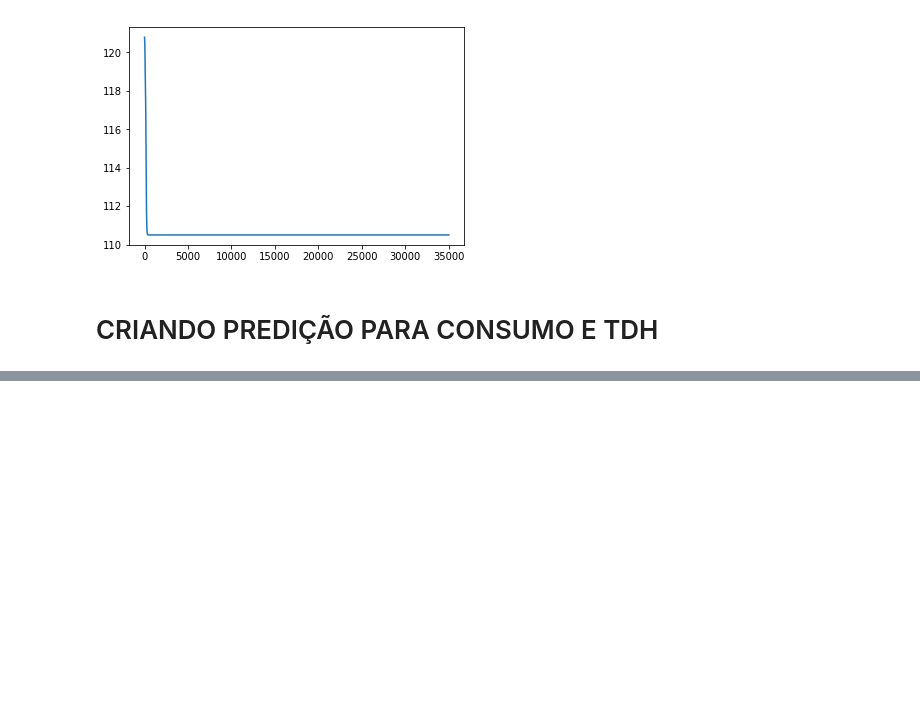
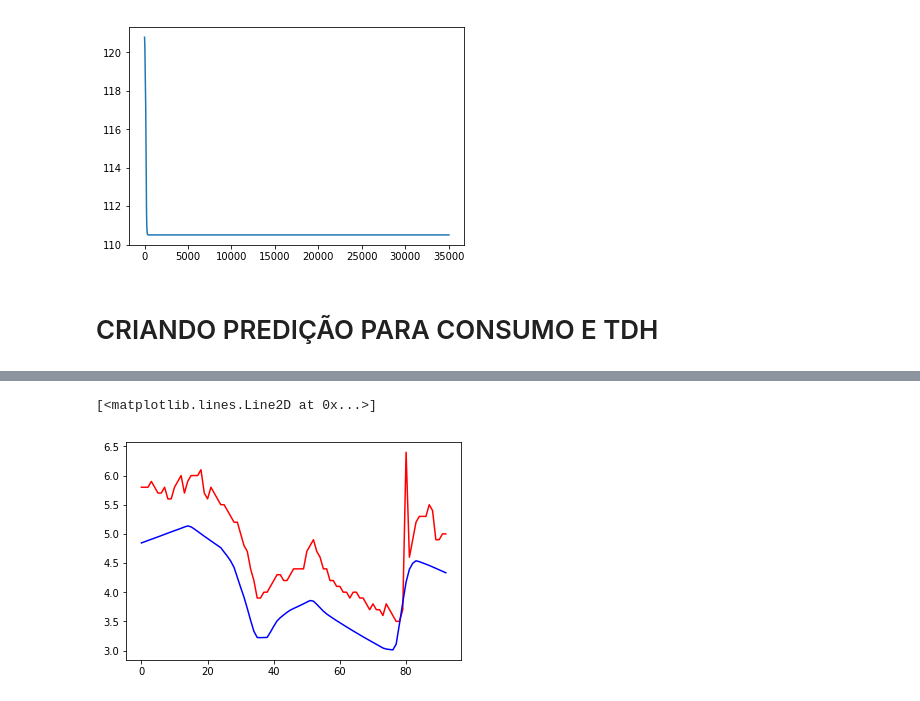
Before and after one commit to nayarat/analise-de-consumo, a Jupyter notebook: rede media.ipynb, the cells around one changed output, grey strips where cells are left out. Saved outputs shown, nothing was run; the diff lists cells and outputs as text; code cells hidden in the pictures; blank space fills up the shorter version.

```diff
--- a/rede media.ipynb
+++ b/rede media.ipynb
@@ -626,4 +628,7 @@ plt.plot(model_regressionA.predict(x), 'blue')
 # %%
-plt.plot(yB, 'red')
-plt.plot(model_regressionB.predict(x), 'blue')
+plt.plot(harmonicosFaseB, 'red')
+plt.plot(scalerFaseB.inverse_transform(model_regressionB.predict(x)), 'blue')
+# %% [output]
+[<matplotlib.lines.Line2D at 0x...>]
+[figure, added]
 # %%
```
Also changed, not shown: parts of 3 cells of this notebook.
